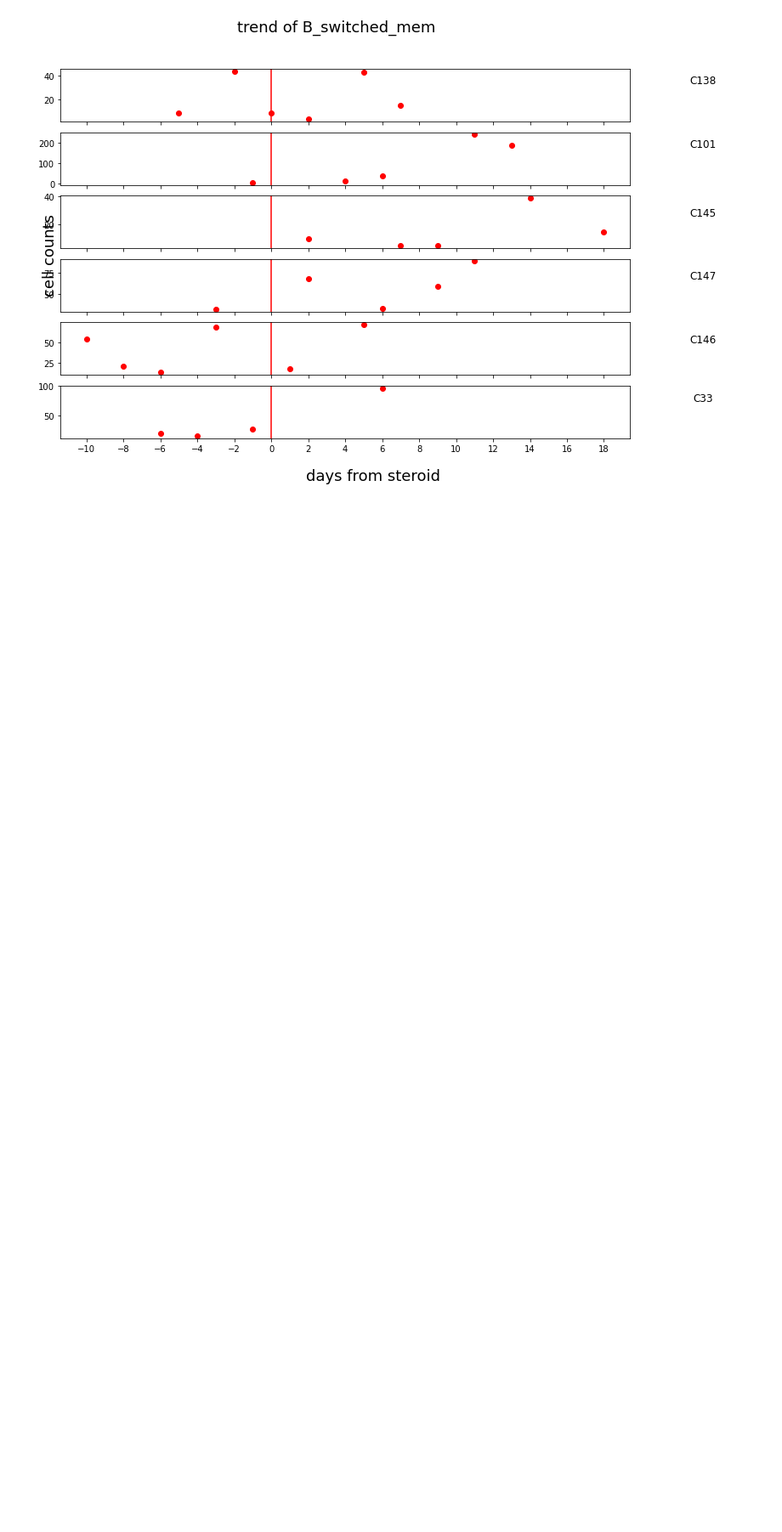
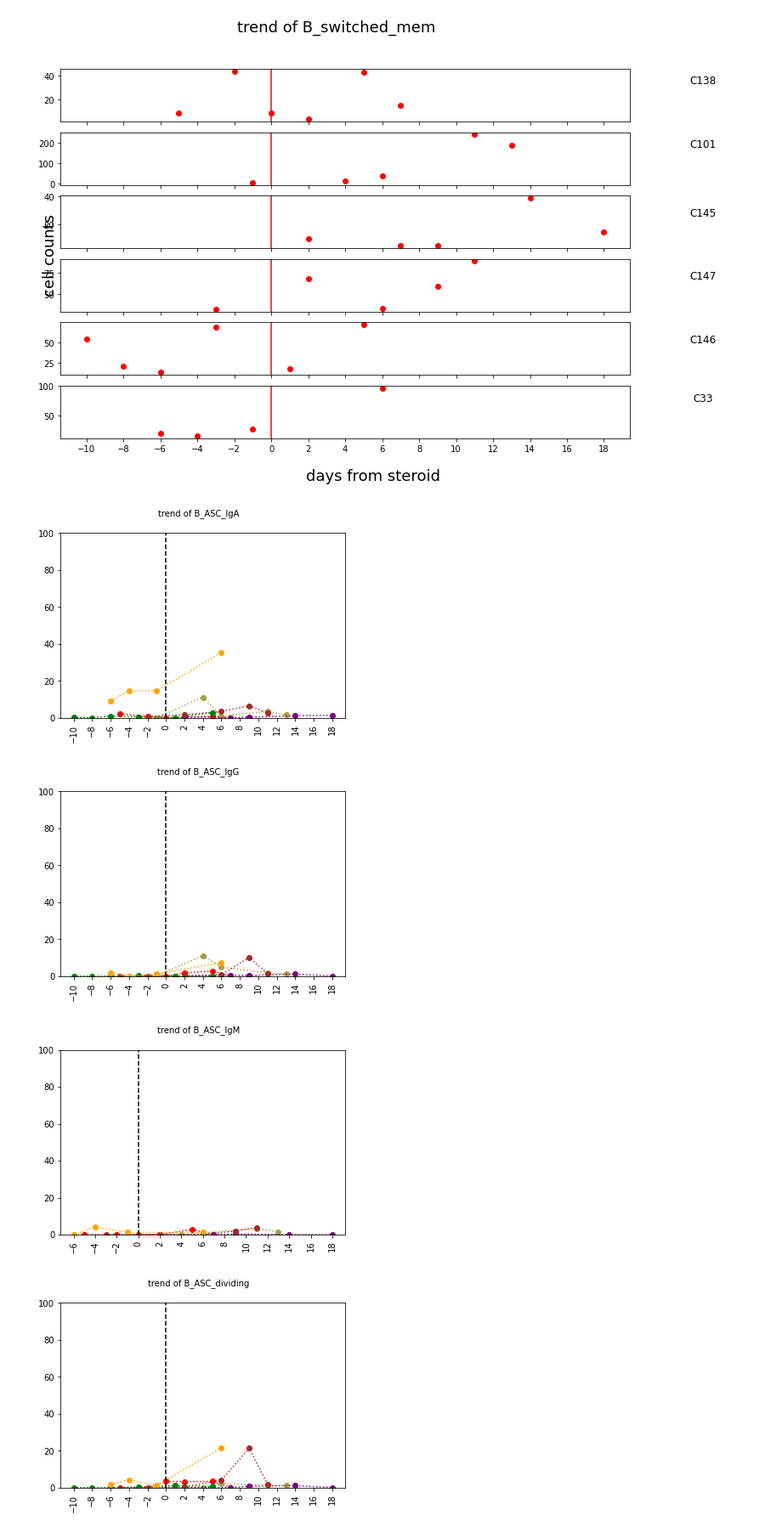
Before and after one commit to scCOVID-19/COVID_Imperial, a Jupyter notebook: Bcells/14_071322_steroid.ipynb, the cells around one changed output. Shown at 85% size. Drawn from its saved outputs; the diff is of its cells as text; code cells hidden in the pictures; blank space fills up the shorter version.

```diff
--- a/Bcells/14_071322_steroid.ipynb
+++ b/Bcells/14_071322_steroid.ipynb
@@ -343,3 +343,53 @@ for celltype in df.columns:
 [figure]
 [figure]
 [figure]
+# %%
+for pt in pat_df:
+    cols = list(pat_df[pt].columns)
+    cols = cols[:-1]
+    pat_df[pt][cols] = pat_df[pt][cols].div(pat_df[pt][cols].sum(axis=1), axis=0).multiply(100)
+# %%
+for celltype in df.columns:
+    try:
+        fig, axs = plt.subplots(figsize=(6,4))
+        fig.suptitle('trend of '+ celltype,fontsize=10)
+        axs.set_xticks(np.arange(-18,19,2))
+
+        try:
+            axs.plot(pat_df['C138']['days_from_steroid'],pat_df['C138'][celltype],'-o',color='red',linestyle=':' )
+        except:
+            pass
+        try:
+            axs.plot(pat_df['C101']['days_from_steroid'],pat_df['C101'][celltype],'-o' ,color='#a3a148',linestyle=':')
+        except:
+            pass
+        try:
+            axs.plot(pat_df['C145']['days_from_steroid'],pat_df['C145'][celltype], 'o-',color='purple',linestyle=':' )
+        except:
+            pass
+        try:
+            axs.plot(pat_df['C147']['days_from_steroid'],pat_df['C147'][celltype], 'o-',color='brown',linestyle=':' )
+        except:
+            pass
+        try:
+            axs.plot(pat_df['C146']['days_from_steroid'],pat_df['C146'][celltype], 'o-',color='green',linestyle=':' )
+        except:
+            pass
+        try:
+            axs.plot(pat_df['C33']['days_from_steroid'],pat_df['C33'][celltype], 'o-',color='orange' ,linestyle=':')
+        except:
+            pass
+        plt.axvline(x = 0, color = 'black',linestyle='--')
+        plt.ylim(0,100)
+        # plt.legend(['C138','C101','C145','C147','C146','C33'], handlelength=3,fontsize=10)
+        plt.xticks(rotation=90,fontsize=10)
+        plt.yticks(fontsize=10)
+        plt.savefig('figures/steroid/' + celltype + '_steriod_v2.pdf')
+        plt.show()
+    except:
+        pass
+# %% [output]
+[figure, added]
+[figure, added]
+[figure, added]
+[figure, added]
```
Also changed, not shown: parts of 2 cells of this notebook, 1 other file.
